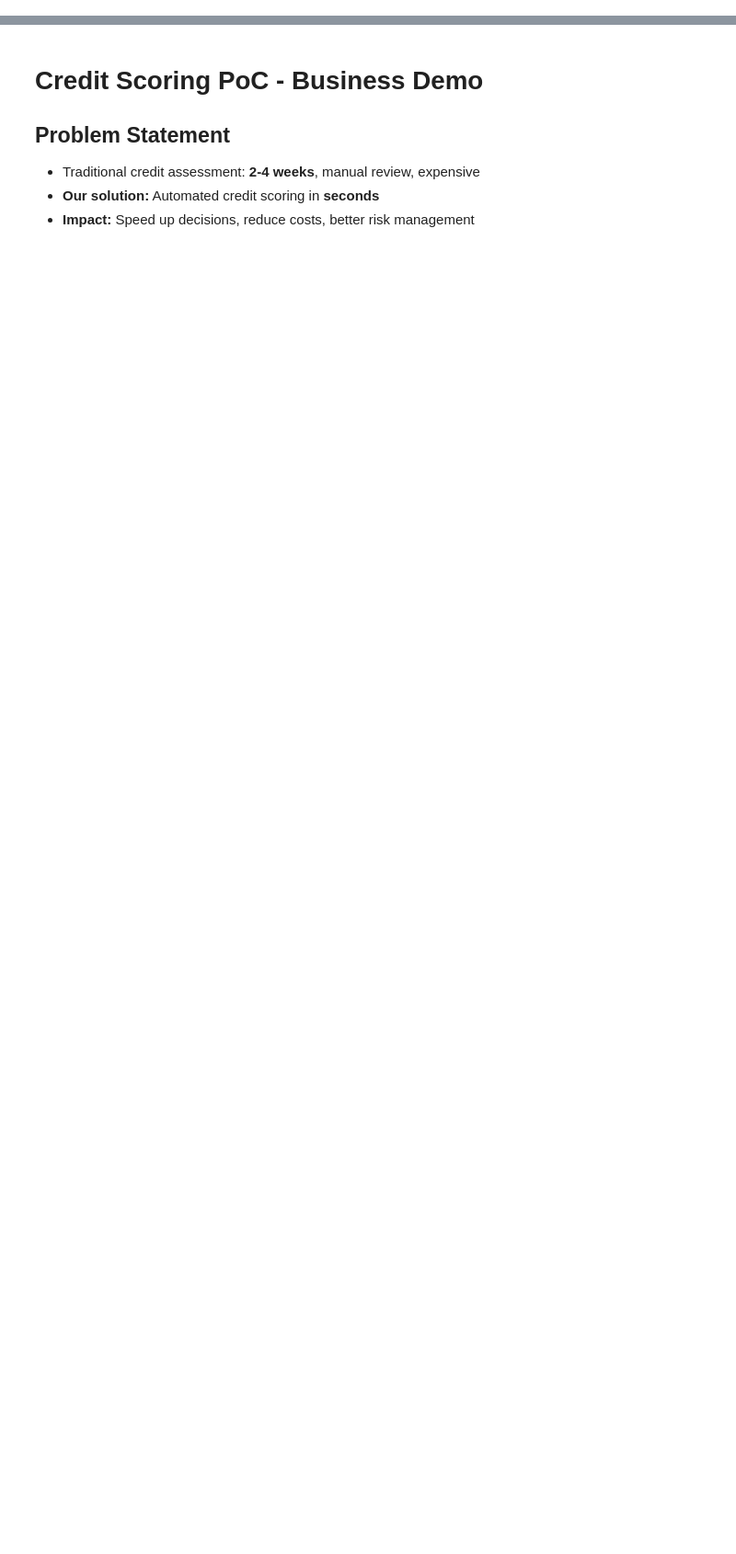
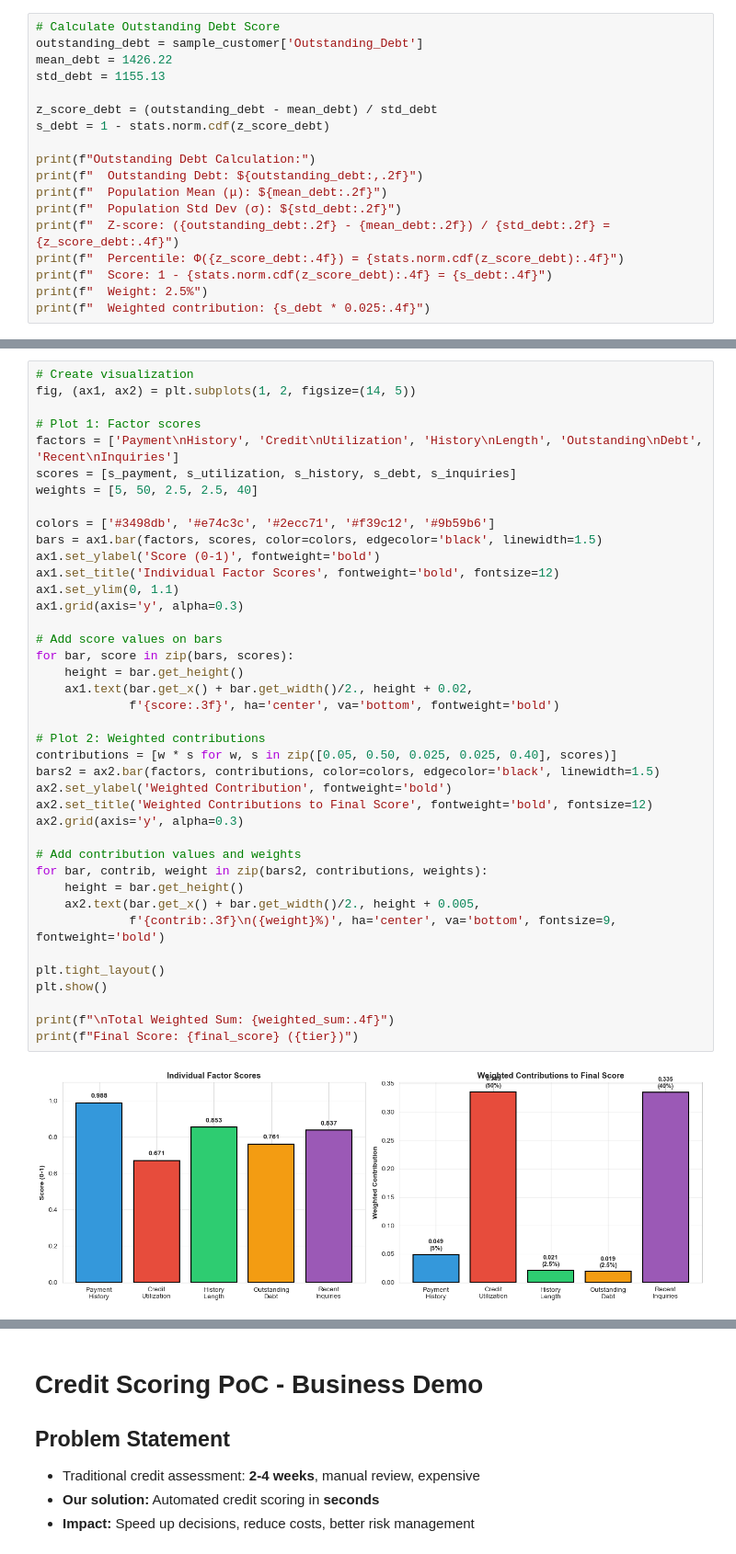
Before and after one commit to sankha0012/credit_score, a Jupyter notebook: Credit_Scoring_Demo.ipynb, the cells around one changed output, grey strips where cells are left out. Shown at 92% size. Drawn from its saved outputs; the diff is of its cells as text; blank space fills up the shorter version.

```diff
--- a/Credit_Scoring_Demo.ipynb
+++ b/Credit_Scoring_Demo.ipynb
@@ -0,0 +331,18 @@
+# %%
+# Calculate Outstanding Debt Score
+outstanding_debt = sample_customer['Outstanding_Debt']
+mean_debt = 1426.22
+std_debt = 1155.13
+
+z_score_debt = (outstanding_debt - mean_debt) / std_debt
+s_debt = 1 - stats.norm.cdf(z_score_debt)
+
+print(f"Outstanding Debt Calculation:")
+print(f"  Outstanding Debt: ${outstanding_debt:,.2f}")
+print(f"  Population Mean (μ): ${mean_debt:.2f}")
+print(f"  Population Std Dev (σ): ${std_debt:.2f}")
+print(f"  Z-score: ({outstanding_debt:.2f} - {mean_debt:.2f}) / {std_debt:.2f} = {z_score_debt:.4f}")
+print(f"  Percentile: Φ({z_score_debt:.4f}) = {stats.norm.cdf(z_score_debt):.4f}")
+print(f"  Score: 1 - {stats.norm.cdf(z_score_debt):.4f} = {s_debt:.4f}")
+print(f"  Weight: 2.5%")
+print(f"  Weighted contribution: {s_debt * 0.025:.4f}")
@@ -0,0 +494,42 @@
+# %%
+# Create visualization
+fig, (ax1, ax2) = plt.subplots(1, 2, figsize=(14, 5))
+
+# Plot 1: Factor scores
+factors = ['Payment\nHistory', 'Credit\nUtilization', 'History\nLength', 'Outstanding\nDebt', 'Recent\nInquiries']
+scores = [s_payment, s_utilization, s_history, s_debt, s_inquiries]
+weights = [5, 50, 2.5, 2.5, 40]
+
+colors = ['#3498db', '#e74c3c', '#2ecc71', '#f39c12', '#9b59b6']
+bars = ax1.bar(factors, scores, color=colors, edgecolor='black', linewidth=1.5)
+ax1.set_ylabel('Score (0-1)', fontweight='bold')
+ax1.set_title('Individual Factor Scores', fontweight='bold', fontsize=12)
+ax1.set_ylim(0, 1.1)
+ax1.grid(axis='y', alpha=0.3)
+
+# Add score values on bars
+for bar, score in zip(bars, scores):
+    height = bar.get_height()
+    ax1.text(bar.get_x() + bar.get_width()/2., height + 0.02,
+             f'{score:.3f}', ha='center', va='bottom', fontweight='bold')
+
+# Plot 2: Weighted contributions
+contributions = [w * s for w, s in zip([0.05, 0.50, 0.025, 0.025, 0.40], scores)]
+bars2 = ax2.bar(factors, contributions, color=colors, edgecolor='black', linewidth=1.5)
+ax2.set_ylabel('Weighted Contribution', fontweight='bold')
+ax2.set_title('Weighted Contributions to Final Score', fontweight='bold', fontsize=12)
+ax2.grid(axis='y', alpha=0.3)
+
+# Add contribution values and weights
+for bar, contrib, weight in zip(bars2, contributions, weights):
+    height = bar.get_height()
+    ax2.text(bar.get_x() + bar.get_width()/2., height + 0.005,
+             f'{contrib:.3f}\n({weight}%)', ha='center', va='bottom', fontsize=9, fontweight='bold')
+
+plt.tight_layout()
+plt.show()
+
+print(f"\nTotal Weighted Sum: {weighted_sum:.4f}")
+print(f"Final Score: {final_score} ({tier})")
+# %% [output]
+[figure, added]
```
Also changed, not shown: parts of 28 cells of this notebook, 9 other files.
